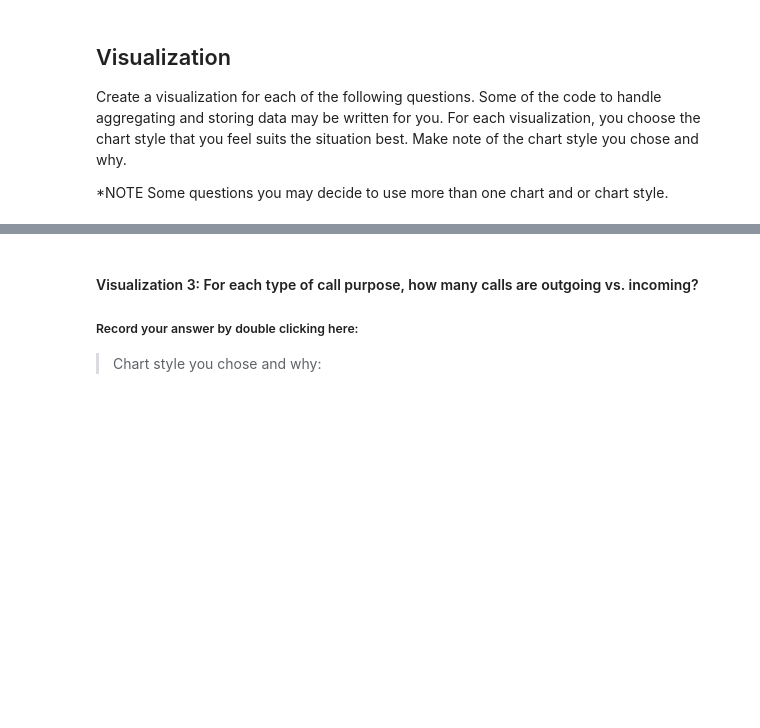
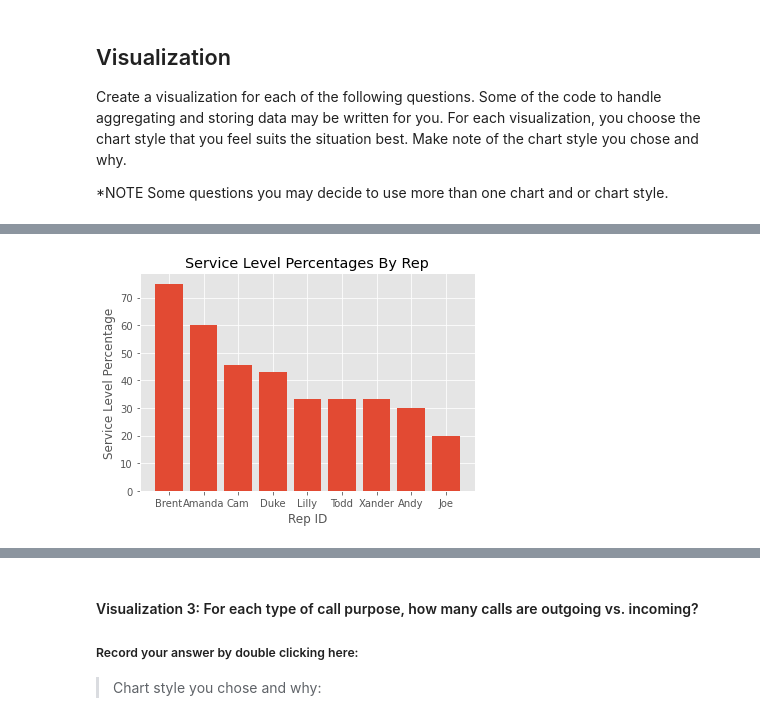
Before and after one commit to ARichards25/call-center-cleanup-assignment, a Jupyter notebook: Call_Center_Cleanup.ipynb, the cells around one changed output, grey strips where cells are left out. Saved outputs shown, nothing was run; the diff lists cells and outputs as text; code cells hidden in the pictures; blank space fills up the shorter version.

```diff
--- a/Call_Center_Cleanup.ipynb
+++ b/Call_Center_Cleanup.ipynb
@@ -224,3 +345,5 @@ Percentage of calls answered within 2 seconds, include # of calls:
 # %%
 # Code Used
 # Add Additional Cells as needed.
+north_df['Incoming Wait Time'] = north_df['Incoming Wait Time'].astype(float)
+print(north_df['Incoming Wait Time'].info)
@@ -269,18 +448,18 @@ for i in range(4):
 # Create visualization 2 here
 # north_plt contains the data you need for the average speed of answer of each rep
 
-north_plt = north.groupby("Rep ID")["Incoming Wait Time"].mean().to_frame().reset_index()
+north_plt = north_df.groupby("Rep ID")["Incoming Wait Time"].mean().to_frame().reset_index()
 
 # Finding each Rep's Personal Service Level Percentage.  Basically, Calls within 2 secs / total calls
 
 # Table 1: Total Incoming calls less than 2 seconds grouped by Rep
-quick_calls = north[north["Incoming Wait Time"] <= 2.0]
+quick_calls = north_df[north_df["Incoming Wait Time"] <= 2.0]
 quick_reps = quick_calls[["Rep ID", "Calls"]]
 quick_stats = quick_reps.groupby(["Rep ID"]).sum()  # Final Table
 
 
 # Table 2: Total Incoming Calls Only grouped by Rep
-total_calls_in = north[north["Incoming or Outgoing"] == "Incoming"]
+total_calls_in = north_df[north_df["Incoming or Outgoing"] == "Incoming"]
 rep_calls = total_calls_in[["Rep ID", "Calls"]]
 total_stats = rep_calls.groupby(["Rep ID"]).sum() # Final Table
 
@@ -290,4 +469,10 @@ service_level = pd.merge(quick_stats, total_stats, on="Rep ID")
 # Create Percentage Column in Table 3
 service_level["Service Level %"] = service_level["Calls_x"]/service_level["Calls_y"] * 100
 
-#Your Code Here:
+
+#Your code here:
+
+service_level = service_level.sort_values(("Service Level %"), ascending=False)
+service_level
+all = pd.merge(service_level, north_plt, on="Rep ID")
+all
@@ -293,0 +490,11 @@ service_level["Service Level %"] = service_level["Calls_x"]/service_level["Calls
+# %%
+x_axis = all['Rep ID']
+y_axis = all['Service Level %']
+
+plt.bar(x_axis, y_axis)
+plt.title('Service Level Percentages By Rep')
+plt.xlabel('Rep ID')
+plt.ylabel('Service Level Percentage')
+plt.show()
+# %% [output]
+[figure, added]
```
Also changed, not shown: parts of 34 cells of this notebook.
